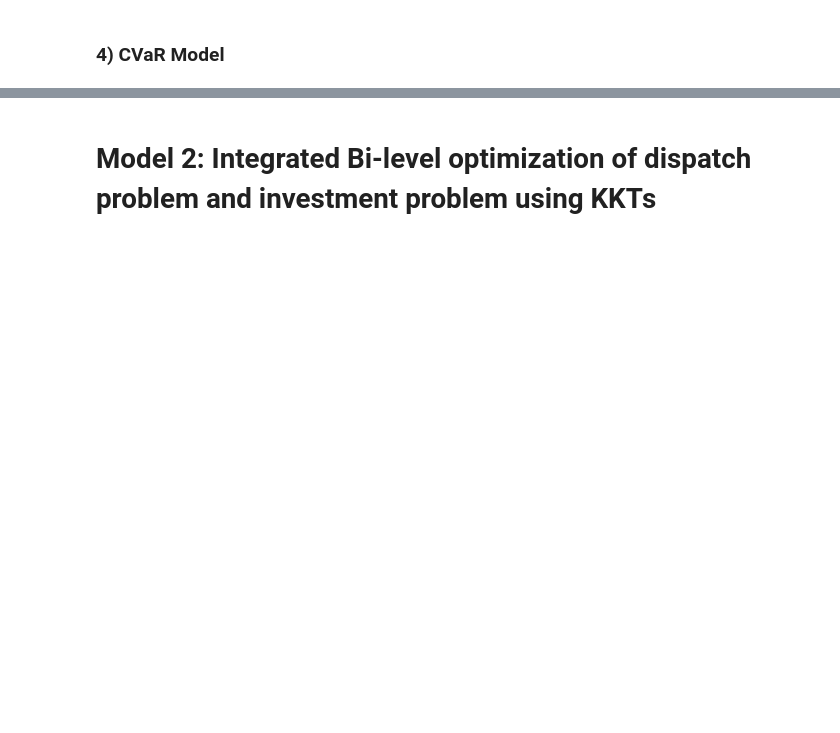
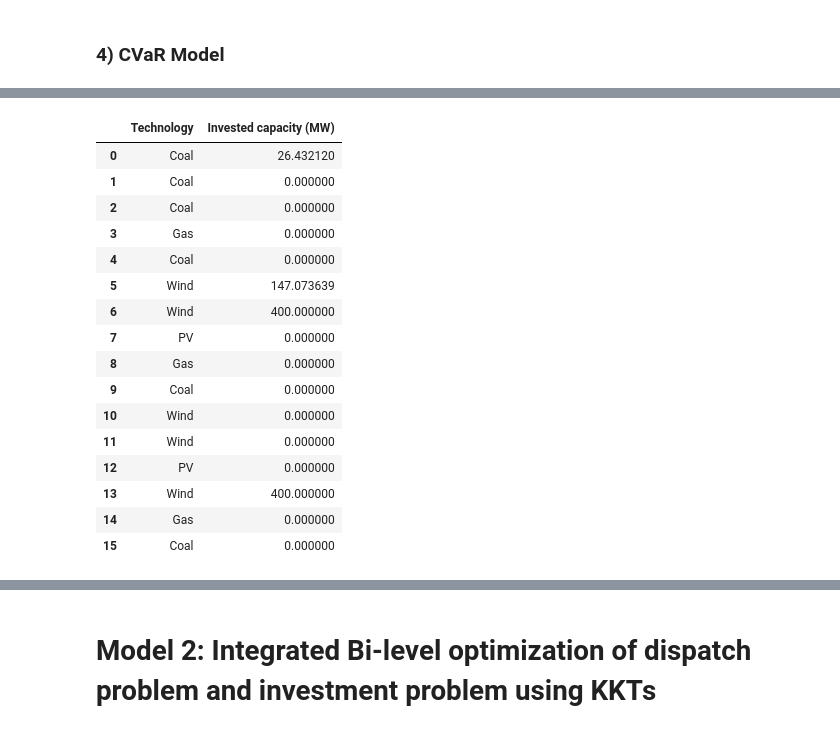
Before and after one commit to bioapfelsaft123/Opti, a Jupyter notebook: AssignmentV2/Main Code/Assignment_Class.ipynb, the cells around one changed output, grey strips where cells are left out. Cells and saved outputs as stored; diff of their text form; code cells hidden in the pictures; blank space fills up the shorter version.

```diff
--- a/AssignmentV2/Main Code/Assignment_Class.ipynb
+++ b/AssignmentV2/Main Code/Assignment_Class.ipynb
@@ -345,13 +345,15 @@ Investment_Stochastic_ChanceConstraint.res.df
 # %% [markdown]
 ### 4) CVaR Model
 # %%
-class InvestmentModel_CVaR1():
-    def __init__(self, Parameters, Data, DA_Price,  Beta, Alpha, Model_results = 1, Guroby_results = 1):
+
+# Class for the robust stochastic model
+class InvestmentModel_CVaR():
+    def __init__(self, Parameters, Data, DA_Price,Beta, Alpha, Model_results = 1, Guroby_results = 1):
         self.D = Data  # Data
         self.P = Parameters  # Parameters
         self.DA_Price = DA_Price  # Day-ahead price
-        self.Beta = Beta
-        self.Alpha = Alpha
+        self.beta = Beta
+        self.alpha = Alpha
         self.Model_results = Model_results  # Display results
         self.Guroby_results = Guroby_results  # Display guroby results
         self.var = Expando()  # Variables
@@ -363,8 +365,8 @@ class InvestmentModel_CVaR1():
     def _build_variables(self):
         self.var.P_N = self.m.addMVar((self.P.N_gen_N), lb=0) # Invested capacity in every new generator
         self.var.p_N = self.m.addMVar((self.P.N, self.P.N_gen_N, self.P.N_S), lb=0) # Power output per hour for every new generator
-        self.var.eta = self.m.addMVar((self.P.N_S), lb=0)# Eta for each scenario
-        self.var.zeta = self.m.addMVar((1), lb=0) # Zeta for the CVaR
+        self.var.eta = self.m.addMVar((self.P.N_S), lb=0,ub=GRB.INFINITY)# Eta for each scenario
+        self.var.zeta = self.m.addMVar((1), lb=-GRB.INFINITY, ub=GRB.INFINITY) # Zeta for the VaR
 
     def _build_constraints(self):
         # Capacity investment constraint
@@ -381,19 +383,18 @@ class InvestmentModel_CVaR1():
         # CVaR constraint
         for s in range(self.P.N_S):
             self.con.CVaR = self.m.addConstr(self.var.eta[s] >= self.var.zeta
-                                            - (((self.var.p_N[:,:,s] @ self.D.Gen_N_Z.T) * self.DA_Price).sum() # Revenues
-                                            - gp.quicksum(self.var.p_N[:,:,s] @ self.D.Gen_N_OpCost_scenarios[:,s])  # Operating Costs
-                                            - self.var.P_N @ self.D.Gen_N_Data_scenarios[:,s]) #Uncertain Capex
-                                                         , name='CVaR constraint')
+                -self.P.R*((self.var.p_N[:,:,s] @ self.D.Gen_N_Z.T) *  self.DA_Price).sum() # revenues
+            +   self.P.R*gp.quicksum((self.var.p_N[:,:,s] @ self.D.Gen_N_OpCost_scenarios[:,s])) # operational costs
+            +   self.var.P_N @ self.D.Gen_N_Data_scenarios[:,s] # investment costs
+            , name='CVaR constraint')
 
     def _build_objective(self):
         revenues = (gp.quicksum((self.var.p_N[:,:,s] @ self.D.Gen_N_Z.T for s in range(self.P.N_S))) *  self.DA_Price).sum()
         op_costs = (gp.quicksum(self.var.p_N[:,:,s] @ self.D.Gen_N_OpCost_scenarios[:,s] for s in range(self.P.N_S))).sum()
         invest_costs = gp.quicksum(self.var.P_N @ self.D.Gen_N_Data_scenarios[:,s] for s in range(self.P.N_S))
-        self.CVaR = (self.var.zeta - (1/(1-self.Alpha)) * (1/self.P.N_S) * gp.quicksum(self.var.eta[s] for s in range(self.P.N_S)))
-        self.Expected_rev = (1/self.P.N_S) * self.P.R*(revenues - op_costs) - invest_costs
-        objective =  (1-self.Beta) * self.Expected_rev + self.Beta * self.CVaR
-
+        self.CVaR = self.var.zeta - (1/(1-self.alpha)) * gp.quicksum(self.var.eta[s] * (1/self.P.N_S) for s in range(self.P.N_S))
+        self.expected_result = (1/self.P.N_S)*(self.P.R*(revenues - op_costs) - invest_costs)
+        objective = (1-self.beta)*self.expected_result + self.beta*self.CVaR
         self.m.setObjective(objective, GRB.MAXIMIZE)
 
 
@@ -414,15 +415,22 @@ class InvestmentModel_CVaR1():
     def _extract_results(self):
         # Display the objective value
         print('Objective value: ', self.m.objVal)
+        #display the CVaR
+        print('CVaR: ', self.CVaR.getValue())
+        #Display zeta
+        print('Zeta: ', self.var.zeta.X)
+        #Display eta
+        print('Eta: ', self.var.eta.X)
 
         # Display the generators the model invested in, in a dataframe
         self.res.P_N = self.var.P_N.X
         self.res.P_N = self.res.P_N.reshape((self.P.N_gen_N,1))
+        self.res.CVaR = self.CVaR.getValue()
+        self.res.Zeta = self.var.zeta.X
+        self.res.Expected_Result = self.expected_result.getValue()
         self.res.df = pd.DataFrame(self.D.Gen_N_Tech, columns = ['Technology'])
         self.res.df['Invested capacity (MW)'] = self.res.P_N
-        # Display the CVaR and Expected revenue
-        self.res.CVaR = self.CVaR.getValue()
-        self.res.Expected_rev = self.Expected_rev.getValue()
 # %%
-Investment_CVaR = InvestmentModel_CVaR1(ParametersObj, DataObj, MarketClearing1.res.DA_price, 0, 0)
+Investment_CVaR = InvestmentModel_CVaR(ParametersObj, DataObj, MarketClearing1.res.DA_price, 0.2, 0.95)
+Investment_CVaR.res.df
 # %% [output]
@@ -446,2 +454,19 @@ Objective value:  23804173447.79445
+|  | Technology | Invested capacity (MW) |
+| 0 | Coal | 26.432120 |
+| 1 | Coal | 0.000000 |
+| 2 | Coal | 0.000000 |
+| 3 | Gas | 0.000000 |
+| 4 | Coal | 0.000000 |
+| 5 | Wind | 147.073639 |
+| 6 | Wind | 400.000000 |
+| 7 | PV | 0.000000 |
+| 8 | Gas | 0.000000 |
+| 9 | Coal | 0.000000 |
+| 10 | Wind | 0.000000 |
+| 11 | Wind | 0.000000 |
+| 12 | PV | 0.000000 |
+| 13 | Wind | 400.000000 |
+| 14 | Gas | 0.000000 |
+| 15 | Coal | 0.000000 |
 # %%
 #Loop over Beta and run the model
```
Also changed, not shown: parts of 12 cells of this notebook, 2 other files.
